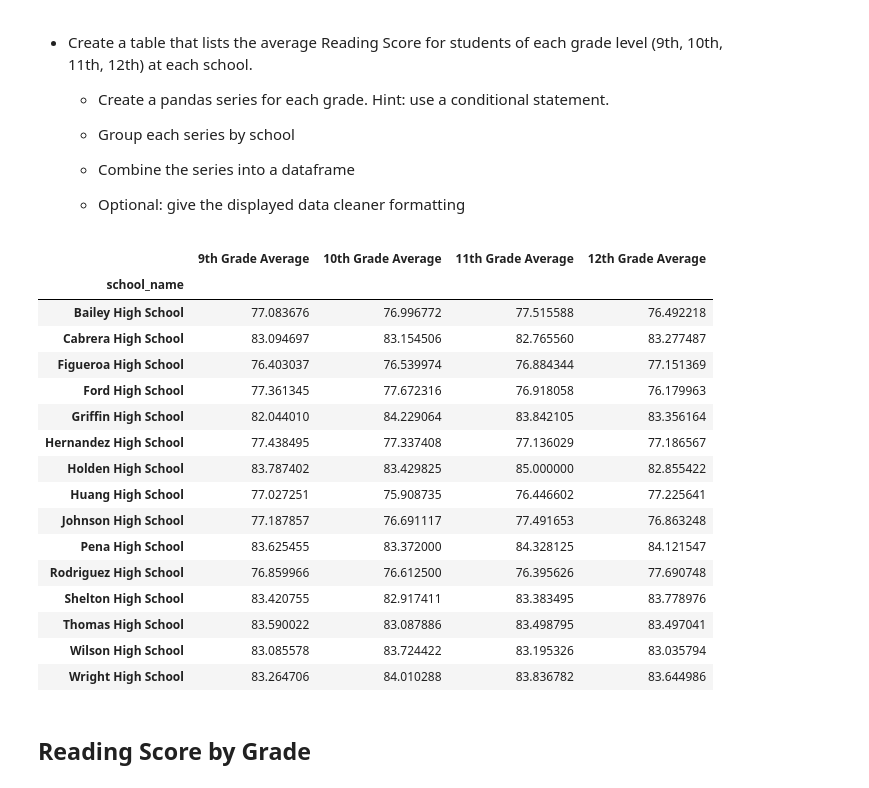
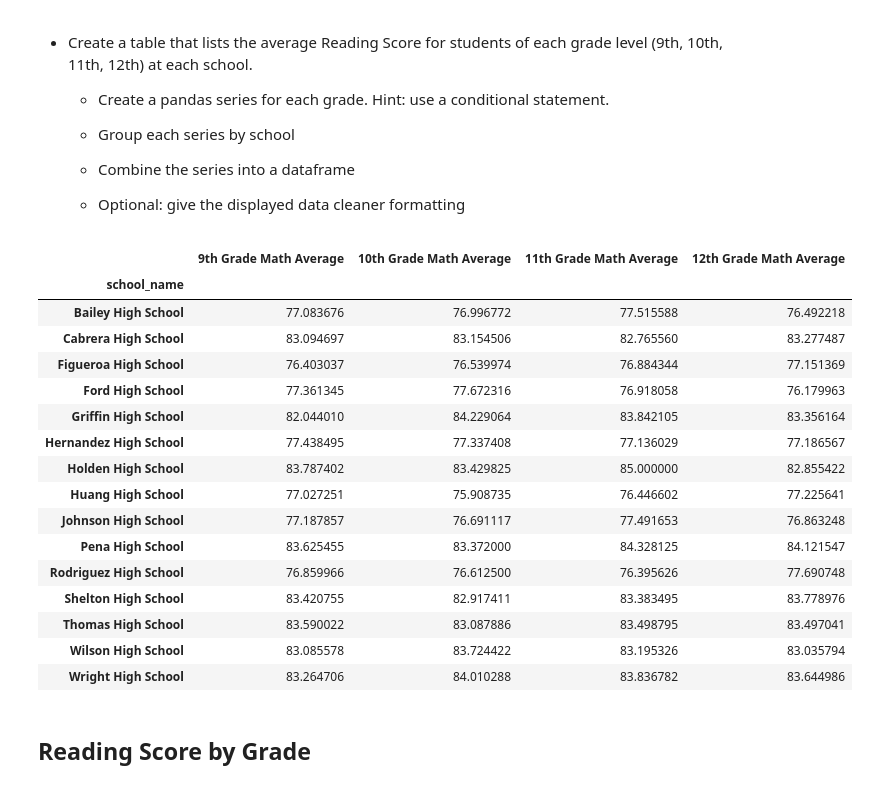
Before and after one commit to travisb98/Schools_Performance_Analysis, a Jupyter notebook: Final/Schools_Performance_Analysis.ipynb, the cells around one changed output. Cells and saved outputs as stored; diff of their text form; code cells hidden in the pictures.

```diff
--- a/Final/Schools_Performance_Analysis.ipynb
+++ b/Final/Schools_Performance_Analysis.ipynb
@@ -336,31 +337,31 @@ bottom_schools_df
 # %%
 
 #creates a dataframe for each grade
 grade_9th = school_and_student_df.loc[school_and_student_df['grade']=="9th",:]
 grade_10th = school_and_student_df.loc[school_and_student_df['grade']=="10th",:]
 grade_11th = school_and_student_df.loc[school_and_student_df['grade']=="11th",:]
 grade_12th = school_and_student_df.loc[school_and_student_df['grade']=="12th",:]
 
 #creates a gbo for each df calculating the mean
 grade_9th_math_scores = grade_9th.groupby(['school_name'])['math_score'].mean()
 grade_10th_math_scores = grade_10th.groupby(['school_name'])['math_score'].mean()
 grade_11th_math_scores = grade_11th.groupby(['school_name'])['math_score'].mean()
 grade_12th_math_scores = grade_12th.groupby(['school_name'])['math_score'].mean()
 
 #merges 9th and 10th grade
 math_summary_df=pd.merge(grade_9th_math_scores,grade_10th_math_scores, on="school_name",suffixes=("9th Grade","10th Grade"))
-math_summary_df=math_summary_df.rename(columns={"math_score9th Grade":"9th Grade Average","math_score10th Grade":"10th Grade Average"})
+math_summary_df=math_summary_df.rename(columns={"math_score9th Grade":"9th Grade Math Average","math_score10th Grade":"10th Grade Math Average"})
 
 #merges 11th grade
 math_summary_df=pd.merge(math_summary_df,grade_11th_math_scores, on="school_name")
-math_summary_df=math_summary_df.rename(columns={"math_score":"11th Grade Average"})
+math_summary_df=math_summary_df.rename(columns={"math_score":"11th Grade Math Average"})
 #merges 12th grade
 math_summary_df=pd.merge(math_summary_df,grade_12th_math_scores, on="school_name")
-math_summary_df=math_summary_df.rename(columns={"math_score":"12th Grade Average"})
+math_summary_df=math_summary_df.rename(columns={"math_score":"12th Grade Math Average"})
 
 math_summary_df
 # %% [output]
-|  | 9th Grade Average | 10th Grade Average | 11th Grade Average | 12th Grade Average |
+|  | 9th Grade Math Average | 10th Grade Math Average | 11th Grade Math Average | 12th Grade Math Average |
 | school_name |  |  |  |  |
 | Bailey High School | 77.083676 | 76.996772 | 77.515588 | 76.492218 |
 | Cabrera High School | 83.094697 | 83.154506 | 82.765560 | 83.277487 |
```
Also changed, not shown: parts of 5 cells of this notebook.
